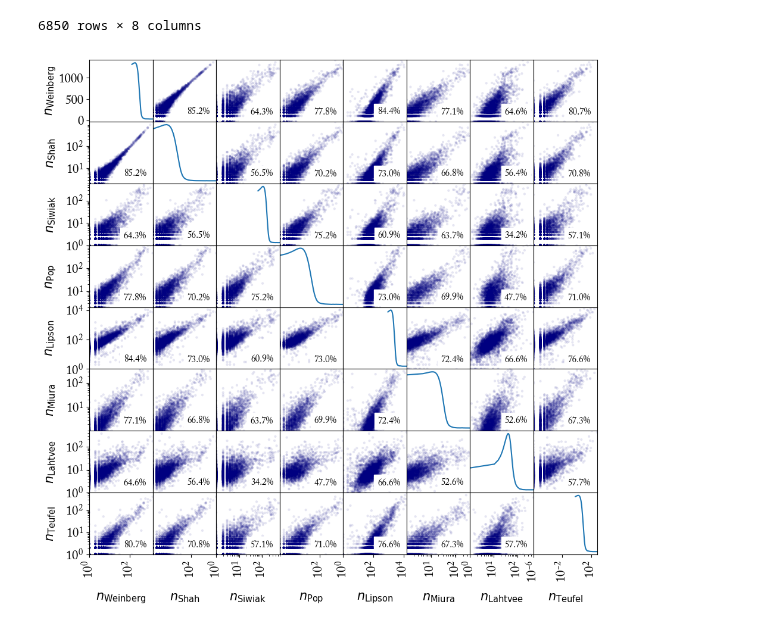
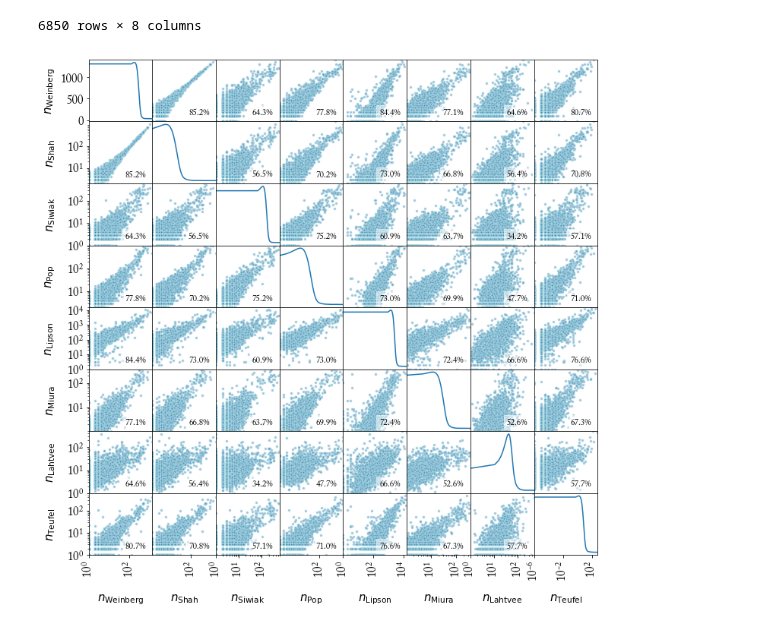
Before and after one commit to gittenberg/TRSL, a Jupyter notebook: workbooks/parameter_builds/TRSL_transcriptome.ipynb, the cells around one changed output. Drawn from its saved outputs; the diff is of its cells as text; code cells hidden in the pictures.

```diff
--- a/workbooks/parameter_builds/TRSL_transcriptome.ipynb
+++ b/workbooks/parameter_builds/TRSL_transcriptome.ipynb
@@ -354,8 +356,12 @@ df
 | 6848 | NaN | NaN | NaN | NaN | NaN | ... |
 | 6849 | NaN | NaN | NaN | NaN | NaN | ... |
 6850 rows × 8 columns
+# %%
+myedgecolor = 'powderblue'
+myfacecolor = 'steelblue'
 # %%
-axl = pd.plotting.scatter_matrix(df, c='navy', alpha=0.1, figsize=(11, 11), diagonal='kde', rasterized=True)
+axl = pd.scatter_matrix(df, c=myfacecolor, edgecolor=myedgecolor, alpha=0.5, figsize=(12, 12), diagonal='kde',
+                        rasterized=True)
 
 for i, axs in enumerate(axl):
     for j, ax in enumerate(axs):
@@ -372,35 +378,37 @@ for i, axs in enumerate(axl):
             corr = scipy.stats.spearmanr(np.array(df.iloc[:, i]), np.array(df.iloc[:, j]), nan_policy='omit')[0]
             displaytext = '{:.1%}'.format(corr)
             # plot correlation on canvas
-            ax.text(0.90, 0.08, displaytext, verticalalignment='bottom', horizontalalignment='right',
+            t = ax.text(0.90, 0.08, displaytext, verticalalignment='bottom', horizontalalignment='right',
                     transform=ax.transAxes, fontsize=11, backgroundcolor='white')
+            t.set_bbox(dict(facecolor='white', alpha=0.5, edgecolor='white'))
         else:       # only the density plots
             ax.set_xlim([minj, df[df.columns[j]].max()])
             ax.set_xscale('log')
             #ax.set_rasterized(True)
         # manually delete overlapping axis labels:
         if i==3: # TODO: FIXME: hack!
             y_ticks = ax.yaxis.get_major_ticks()
             y_ticks[4].set_visible(False)
         if i==1: # TODO: FIXME: hack!
             y_ticks = ax.yaxis.get_major_ticks()
             y_ticks[4].set_visible(False)
 
 # Ticklabel size:
 #y ticklabels
 [plt.setp(item.yaxis.get_majorticklabels(), 'size', 15) for item in axl.ravel()]
 #x ticklabels
 [plt.setp(item.xaxis.get_majorticklabels(), 'size', 15) for item in axl.ravel()]
 #y labels
 [plt.setp(item.yaxis.get_label(), 'size', 15) for item in axl.ravel()]
 #x labels
 [plt.setp(item.xaxis.get_label(), 'size', 15) for item in axl.ravel()]
 
 # align axis labels:
 #May need to offset label when rotating to prevent overlap of figure
 [s.get_yaxis().set_label_coords(-0.5, 0.5) for s in axl.reshape(-1)]
 [s.get_xaxis().set_label_coords(0.5, -0.6) for s in axl.reshape(-1)]
 
-plt.savefig('transcriptomes_scatter_matrix.pgf')
+plt.savefig('transcriptomes_scatter_matrix.pgf', bbox_inches='tight', dpi=300)
+#tikz_save('transcriptomes_scatter_matrix.tex')
 # %% [output]
-[figure, old version]
+[figure, new version]
```
Also changed, not shown: parts of 2 cells of this notebook, 1 other file.
